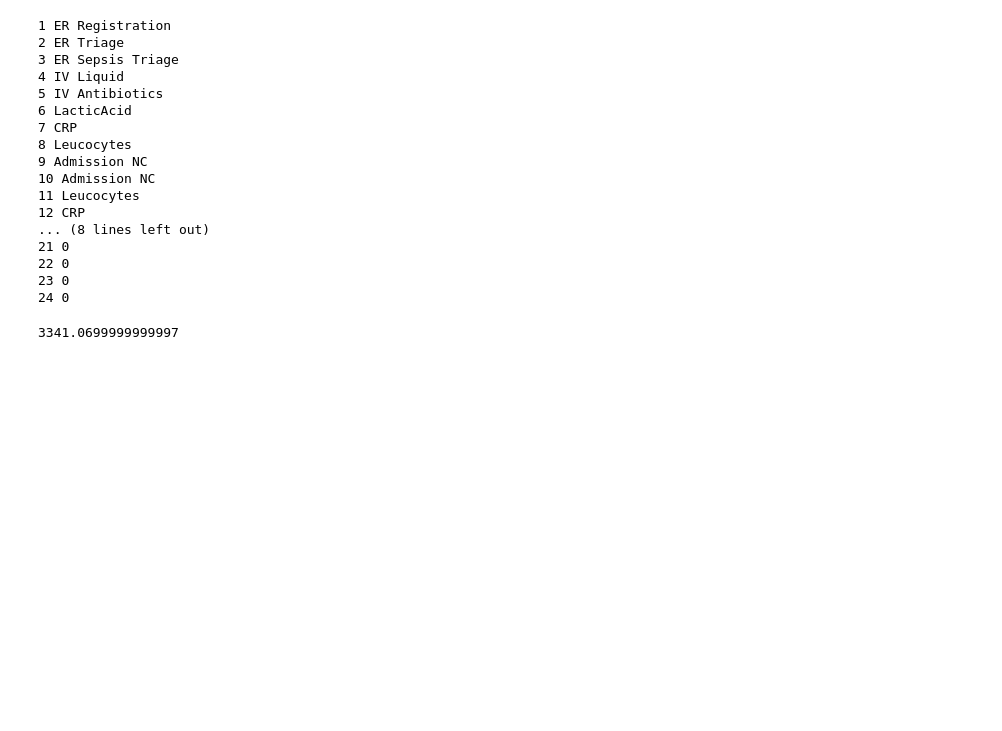
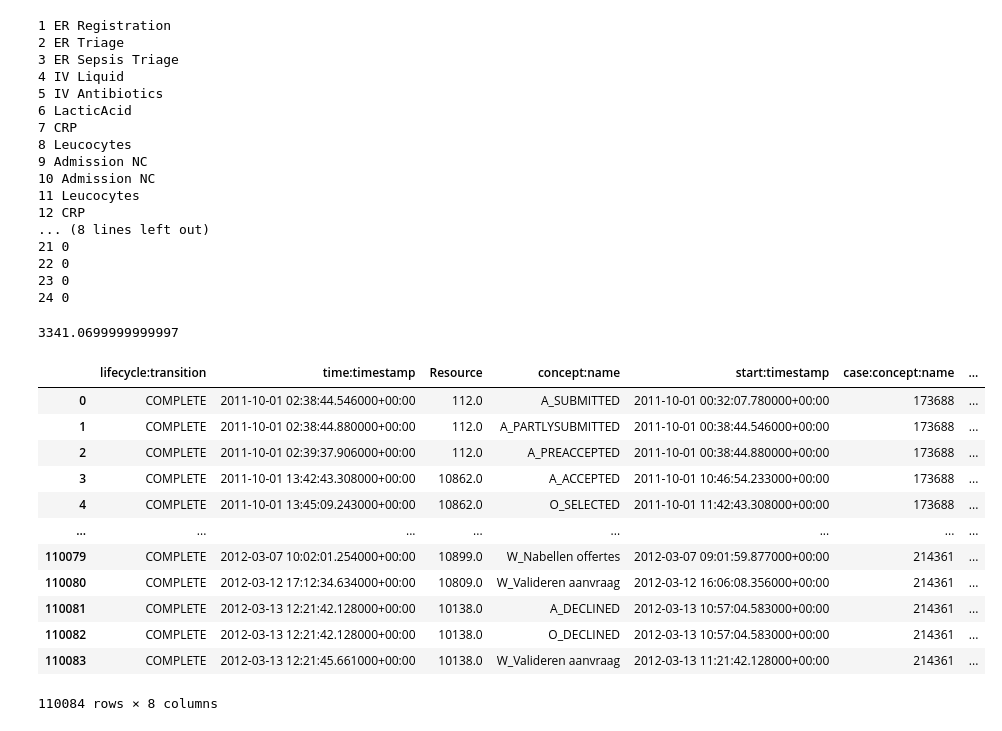
Before and after one commit to rgraziosi-fbk/nirdizati-light, a Jupyter notebook: Overlap_error_start.ipynb, the cells around one changed output. Saved outputs shown, nothing was run; the diff lists cells and outputs as text; code cells hidden in the pictures; blank space fills up the shorter version.

```diff
--- a/Overlap_error_start.ipynb
+++ b/Overlap_error_start.ipynb
@@ -359,3 +359,23 @@ for index in range(1, 25):
 (3248.6*3)-6404.73
 # %% [output]
 3341.0699999999997
+# %%
+import pm4py
+
+log = pm4py.read_xes('/Users/francescameneghello/Documents/GitHub/nirdizati-light/datasets/BPI_Challenge_2012/full_label.xes')
+# %%
+log
+# %% [output]
+|  | lifecycle:transition | time:timestamp | Resource | concept:name | start:timestamp | case:concept:name | ... |
+| 0 | COMPLETE | 2011-10-01 02:38:44.546000+00:00 | 112.0 | A_SUBMITTED | 2011-10-01 00:32:07.780000+00:00 | 173688 | ... |
+| 1 | COMPLETE | 2011-10-01 02:38:44.880000+00:00 | 112.0 | A_PARTLYSUBMITTED | 2011-10-01 00:38:44.546000+00:00 | 173688 | ... |
+| 2 | COMPLETE | 2011-10-01 02:39:37.906000+00:00 | 112.0 | A_PREACCEPTED | 2011-10-01 00:38:44.880000+00:00 | 173688 | ... |
+| 3 | COMPLETE | 2011-10-01 13:42:43.308000+00:00 | 10862.0 | A_ACCEPTED | 2011-10-01 10:46:54.233000+00:00 | 173688 | ... |
+| 4 | COMPLETE | 2011-10-01 13:45:09.243000+00:00 | 10862.0 | O_SELECTED | 2011-10-01 11:42:43.308000+00:00 | 173688 | ... |
+| ... | ... | ... | ... | ... | ... | ... | ... |
+| 110079 | COMPLETE | 2012-03-07 10:02:01.254000+00:00 | 10899.0 | W_Nabellen offertes | 2012-03-07 09:01:59.877000+00:00 | 214361 | ... |
+| 110080 | COMPLETE | 2012-03-12 17:12:34.634000+00:00 | 10809.0 | W_Valideren aanvraag | 2012-03-12 16:06:08.356000+00:00 | 214361 | ... |
+| 110081 | COMPLETE | 2012-03-13 12:21:42.128000+00:00 | 10138.0 | A_DECLINED | 2012-03-13 10:57:04.583000+00:00 | 214361 | ... |
+| 110082 | COMPLETE | 2012-03-13 12:21:42.128000+00:00 | 10138.0 | O_DECLINED | 2012-03-13 10:57:04.583000+00:00 | 214361 | ... |
+| 110083 | COMPLETE | 2012-03-13 12:21:45.661000+00:00 | 10138.0 | W_Valideren aanvraag | 2012-03-13 11:21:42.128000+00:00 | 214361 | ... |
+110084 rows × 8 columns
```
Also changed, not shown: parts of 6 cells of this notebook, 9 other files.
